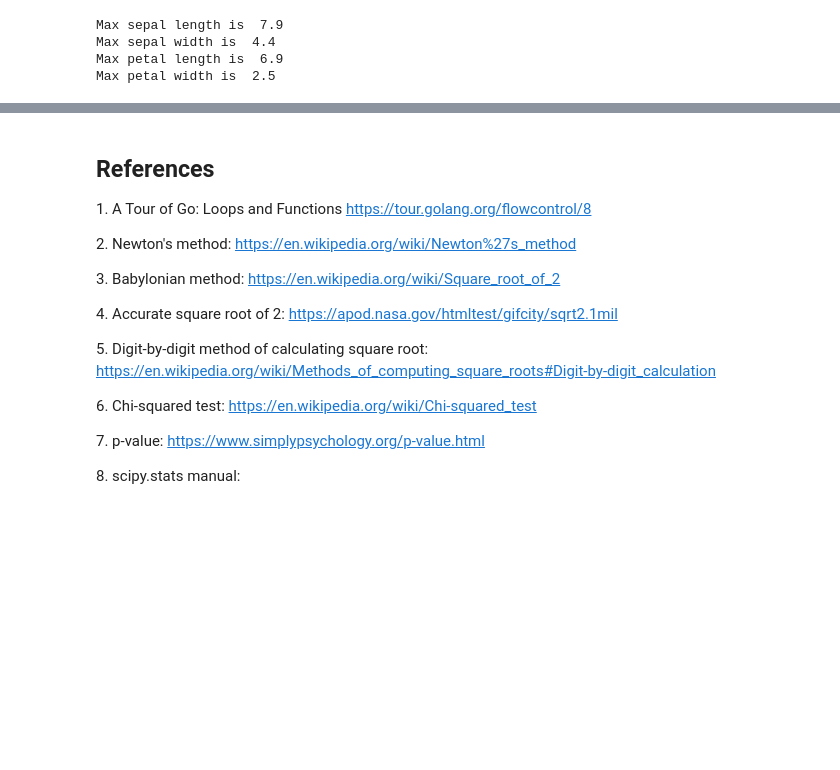
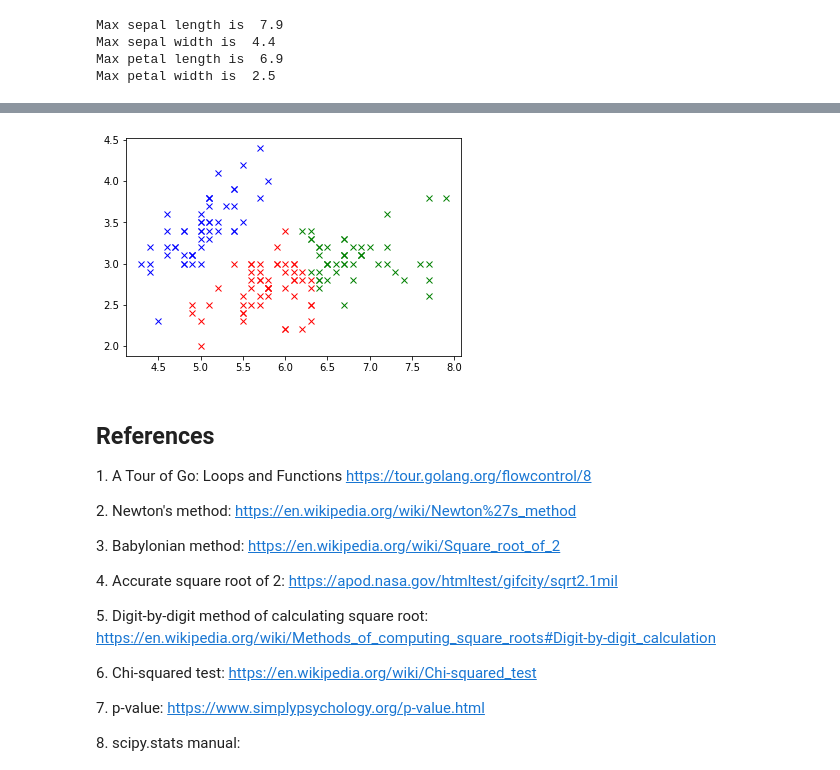
Before and after one commit to HFintan/MLS, a Jupyter notebook: Tasks.ipynb, the cells around one changed output, grey strips where cells are left out. Cells and saved outputs as stored; diff of their text form; code cells hidden in the pictures; blank space fills up the shorter version.

Commit message:
got coloured clusters working

```diff
--- a/Tasks.ipynb
+++ b/Tasks.ipynb
@@ -809,3 +817,12 @@ Max petal width is  2.5
+# %%
+Iriskmeans = skcl.KMeans(n_clusters=3, random_state=0).fit(SLSW)
+
+plt.plot(SLSW[Iriskmeans.labels_ == 0][:,0], SLSW[Iriskmeans.labels_ == 0][:,1], 'rx')
+plt.plot(SLSW[Iriskmeans.labels_ == 1][:,0], SLSW[Iriskmeans.labels_ == 1][:,1], 'bx')
+plt.plot(SLSW[Iriskmeans.labels_ == 2][:,0], SLSW[Iriskmeans.labels_ == 2][:,1], 'gx')
+plt.show()
+# %% [output]
+[figure, added]
 # %% [markdown]
 ## References
 <span id="sqrt-on-on"> 1. A Tour of Go: Loops and Functions https://tour.golang.org/flowcontrol/8</span>
```
Also changed, not shown: parts of 5 cells of this notebook.
